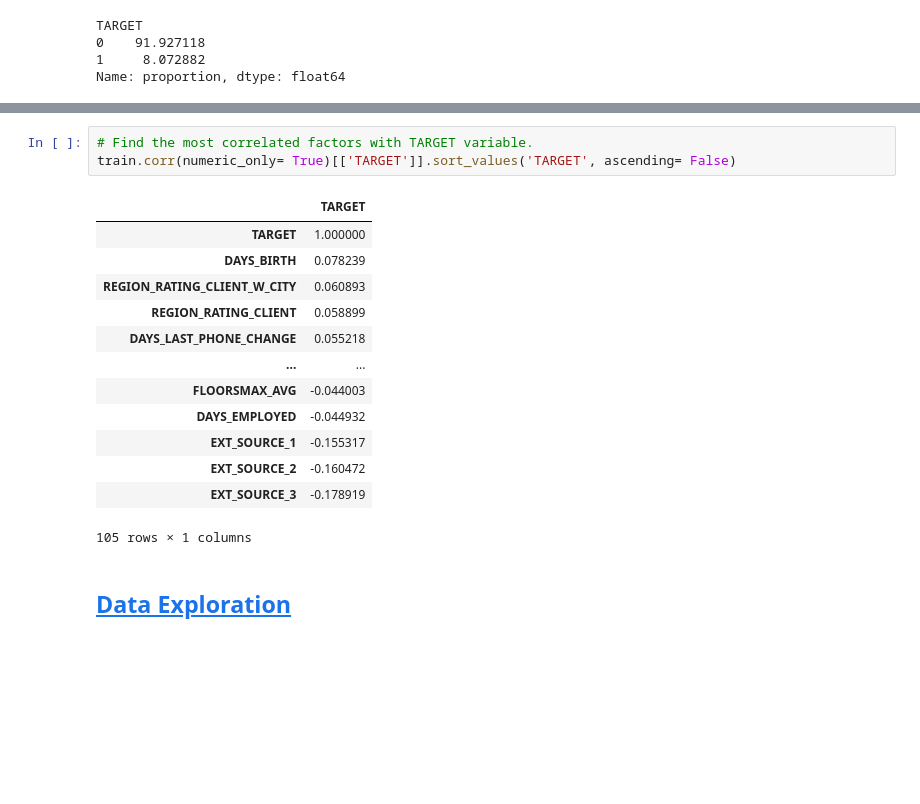
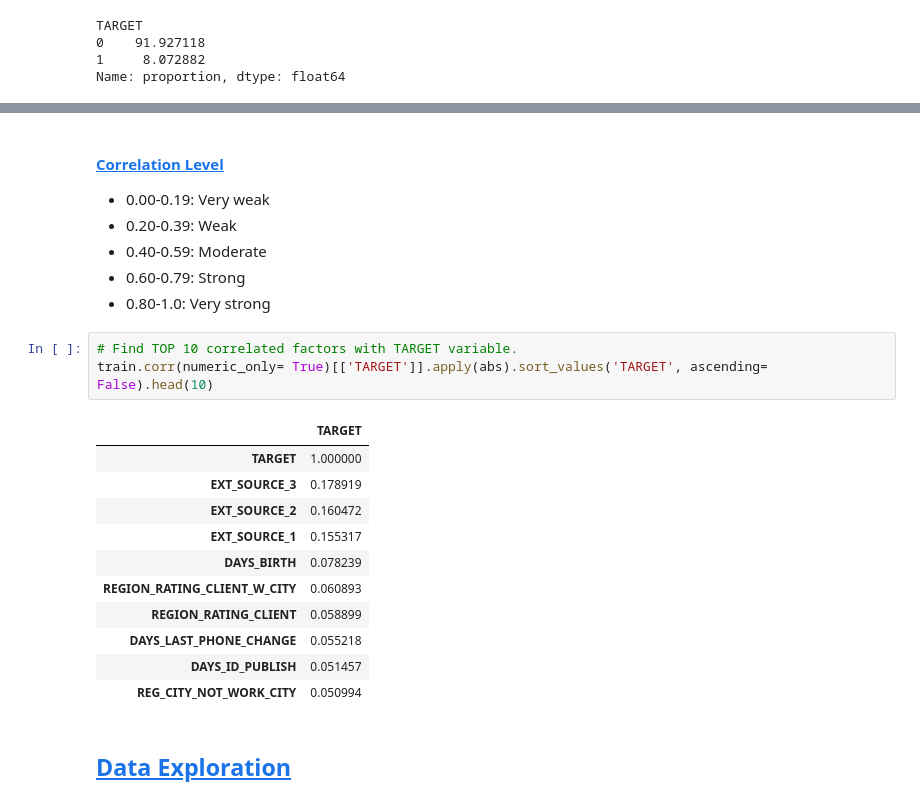
Before and after one commit to dongchanlim/MSBA, a Jupyter notebook: CapstoneProject/notebooks/EDA/EDA.ipynb, the cells around one changed output, grey strips where cells are left out. Saved outputs shown, nothing was run; the diff lists cells and outputs as text; blank space fills up the shorter version.

```diff
--- a/CapstoneProject/notebooks/EDA/EDA.ipynb
+++ b/CapstoneProject/notebooks/EDA/EDA.ipynb
@@ -256,20 +257,26 @@ plot_cat_distribution(train, 'TARGET')
+# %% [markdown]
+#### <a id='toc1_5_1_1_'></a>[Correlation Level](#toc0_)
+
+- 0.00-0.19: Very weak
+- 0.20-0.39: Weak
+- 0.40-0.59: Moderate
+- 0.60-0.79: Strong
+- 0.80-1.0: Very strong
 # %%
-# Find the most correlated factors with TARGET variable.
-train.corr(numeric_only= True)[['TARGET']].sort_values('TARGET', ascending= False)
+# Find TOP 10 correlated factors with TARGET variable.
+train.corr(numeric_only= True)[['TARGET']].apply(abs).sort_values('TARGET', ascending= False).head(10)
 # %% [output]
 |  | TARGET |
 | TARGET | 1.000000 |
+| EXT_SOURCE_3 | 0.178919 |
+| EXT_SOURCE_2 | 0.160472 |
+| EXT_SOURCE_1 | 0.155317 |
 | DAYS_BIRTH | 0.078239 |
 | REGION_RATING_CLIENT_W_CITY | 0.060893 |
 | REGION_RATING_CLIENT | 0.058899 |
 | DAYS_LAST_PHONE_CHANGE | 0.055218 |
-| ... | ... |
-| FLOORSMAX_AVG | -0.044003 |
-| DAYS_EMPLOYED | -0.044932 |
-| EXT_SOURCE_1 | -0.155317 |
-| EXT_SOURCE_2 | -0.160472 |
-| EXT_SOURCE_3 | -0.178919 |
+| DAYS_ID_PUBLISH | 0.051457 |
+| REG_CITY_NOT_WORK_CITY | 0.050994 |
-105 rows × 1 columns
 # %% [markdown]
 ## <a id='toc1_6_'></a>[Data Exploration](#toc0_)
 # %% [markdown]
```
Also changed, not shown: parts of 28 cells of this notebook, 1 other file.
